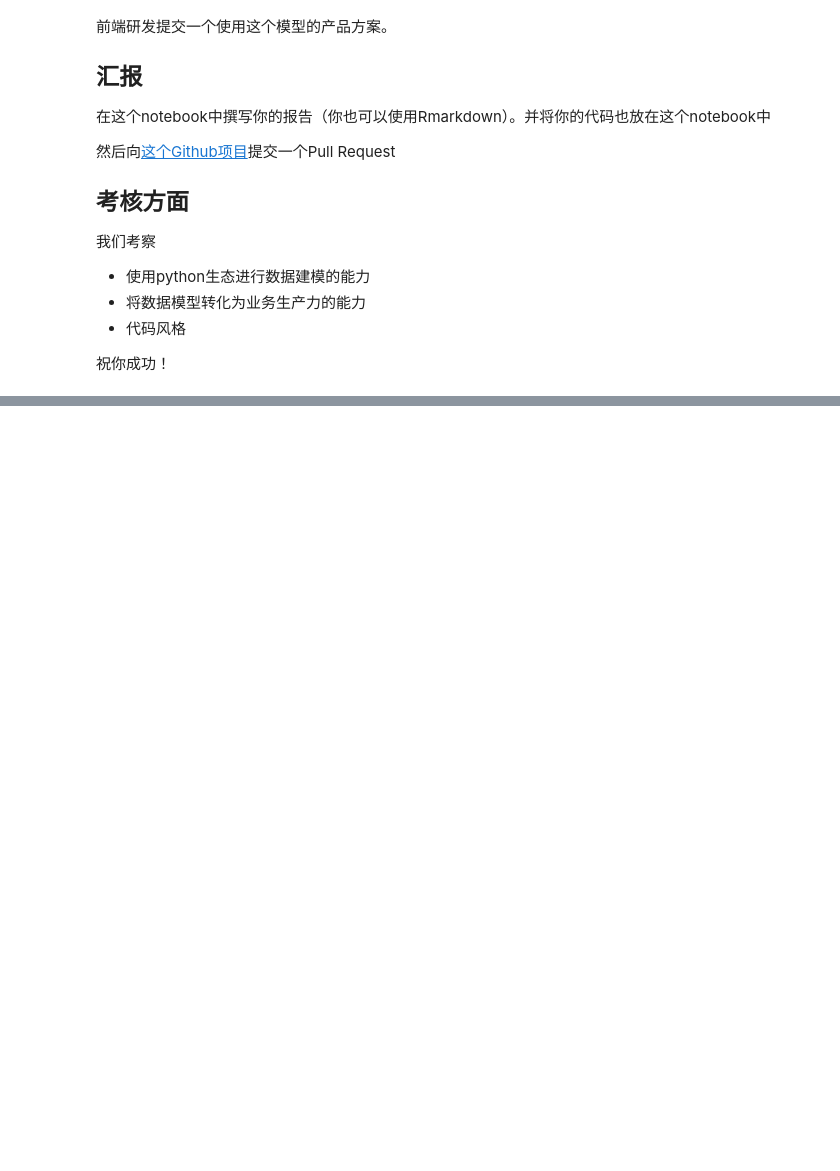
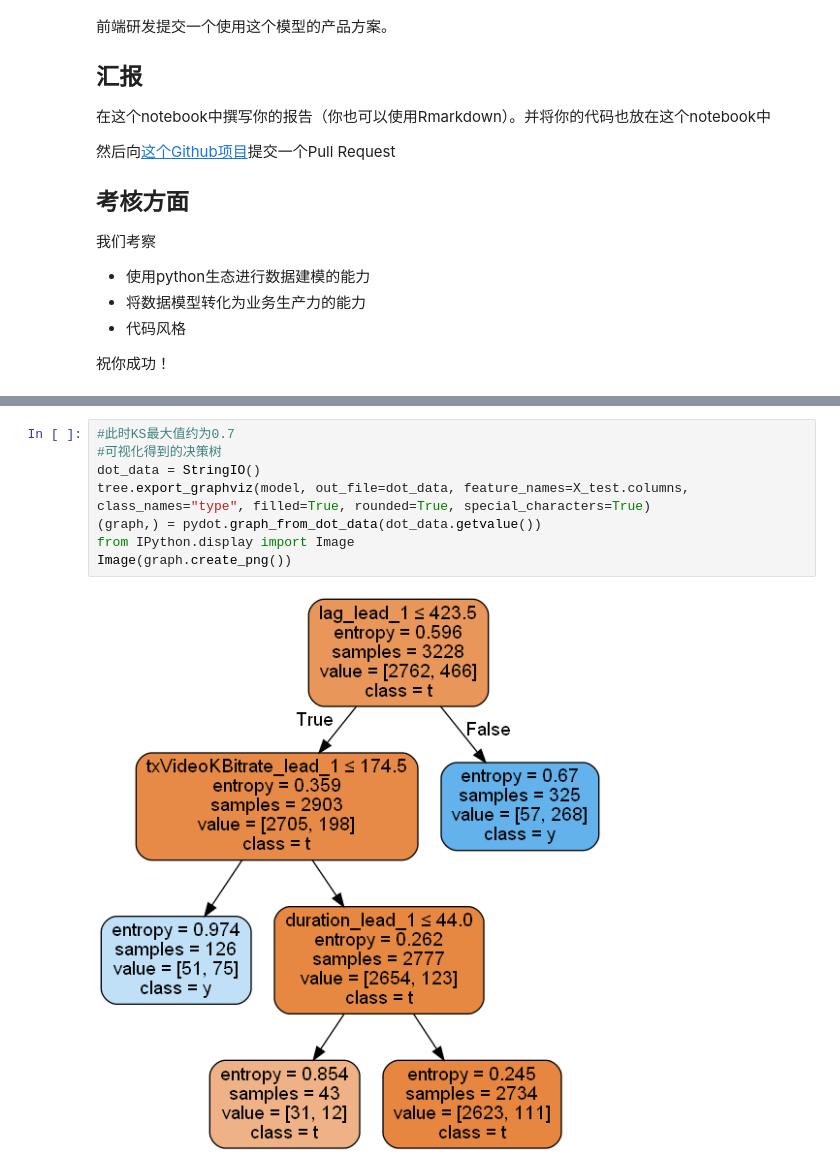
Before and after one commit to junchenfeng/huohua_hire, a Jupyter notebook: mock项目.ipynb, the cells around one changed output, grey strips where cells are left out. Drawn from its saved outputs; the diff is of its cells as text; blank space fills up the shorter version.

```diff
--- a/mock项目.ipynb
+++ b/mock项目.ipynb
@@ -76,0 +213,10 @@ type是你的Y数据：
+# %%
+#此时KS最大值约为0.7
+#可视化得到的决策树
+dot_data = StringIO()
+tree.export_graphviz(model, out_file=dot_data, feature_names=X_test.columns, class_names="type", filled=True, rounded=True, special_characters=True)
+(graph,) = pydot.graph_from_dot_data(dot_data.getvalue())
+from IPython.display import Image
+Image(graph.create_png())
+# %% [output]
+[figure, added]
```
Also changed, not shown: parts of 5 cells of this notebook.
